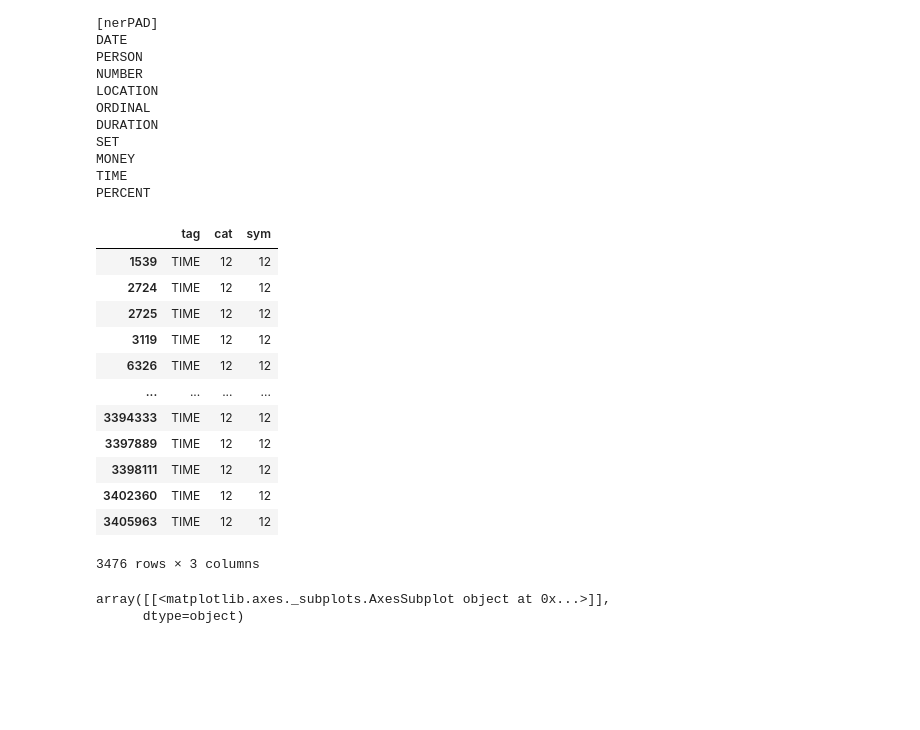
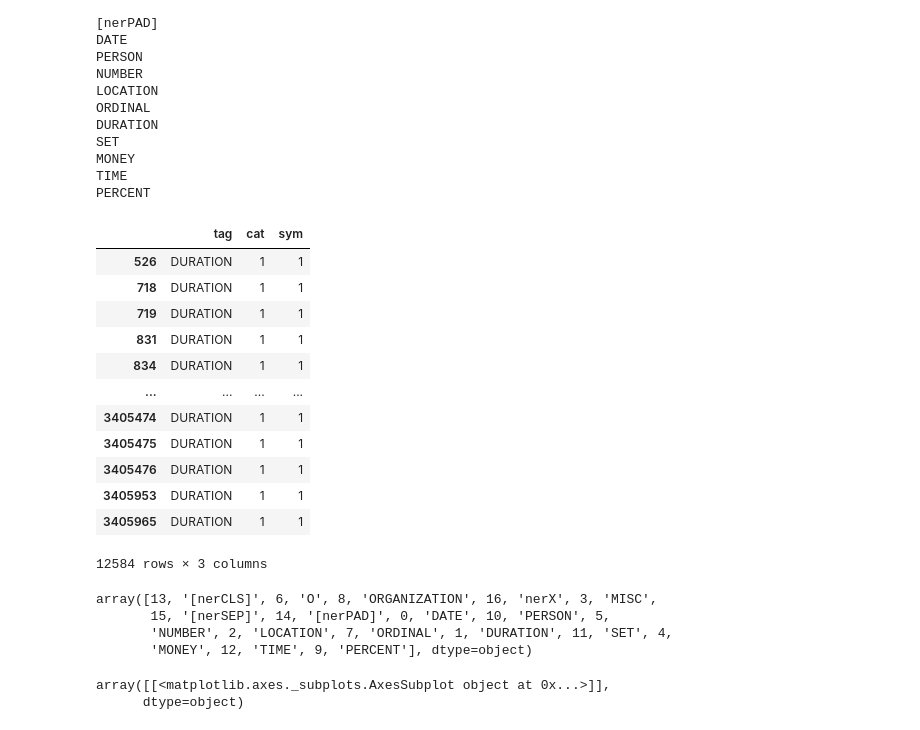
Before and after one commit to pnarsina/w266_final, a Jupyter notebook: NER_RE_BERT_Pnar.ipynb, the cells around one changed output. Saved outputs shown, nothing was run; the diff lists cells and outputs as text; code cells hidden in the pictures; blank space fills up the shorter version.

```diff
--- a/NER_RE_BERT_Pnar.ipynb
+++ b/NER_RE_BERT_Pnar.ipynb
@@ -240,21 +240,30 @@ MONEY
 TIME
 PERCENT
 # %%
-nerClasses[nerClasses['cat']==12]
+nerClasses[nerClasses['cat']==1]
 # %% [output]
 |  | tag | cat | sym |
-| 1539 | TIME | 12 | 12 |
-| 2724 | TIME | 12 | 12 |
-| 2725 | TIME | 12 | 12 |
-| 3119 | TIME | 12 | 12 |
-| 6326 | TIME | 12 | 12 |
+| 526 | DURATION | 1 | 1 |
+| 718 | DURATION | 1 | 1 |
+| 719 | DURATION | 1 | 1 |
+| 831 | DURATION | 1 | 1 |
+| 834 | DURATION | 1 | 1 |
 | ... | ... | ... | ... |
-| 3394333 | TIME | 12 | 12 |
-| 3397889 | TIME | 12 | 12 |
-| 3398111 | TIME | 12 | 12 |
-| 3402360 | TIME | 12 | 12 |
-| 3405963 | TIME | 12 | 12 |
+| 3405474 | DURATION | 1 | 1 |
+| 3405475 | DURATION | 1 | 1 |
+| 3405476 | DURATION | 1 | 1 |
+| 3405953 | DURATION | 1 | 1 |
+| 3405965 | DURATION | 1 | 1 |
-3476 rows × 3 columns
+12584 rows × 3 columns
+# %%
+column_values = nerClasses[["cat", "tag"]].values.ravel()
+unique_values =  pd.unique(column_values)
+unique_values
+# %% [output]
+array([13, '[nerCLS]', 6, 'O', 8, 'ORGANIZATION', 16, 'nerX', 3, 'MISC',
+       15, '[nerSEP]', 14, '[nerPAD]', 0, 'DATE', 10, 'PERSON', 5,
+       'NUMBER', 2, 'LOCATION', 7, 'ORDINAL', 1, 'DURATION', 11, 'SET', 4,
+       'MONEY', 12, 'TIME', 9, 'PERCENT'], dtype=object)
 # %%
 nerClasses[['cat']].hist(bins=21)
 # %% [output]
```
Also changed, not shown: parts of 7 cells of this notebook.
